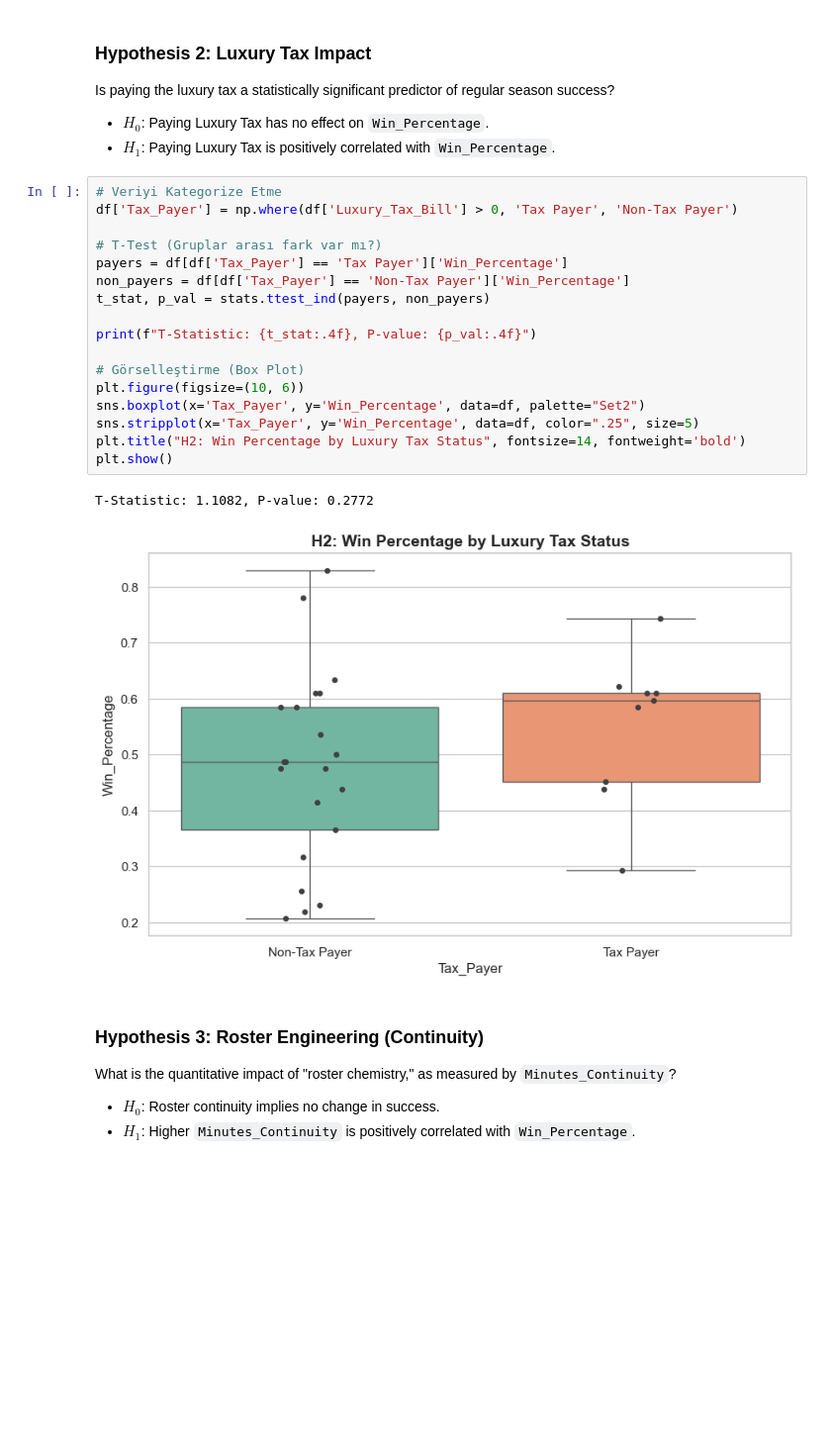
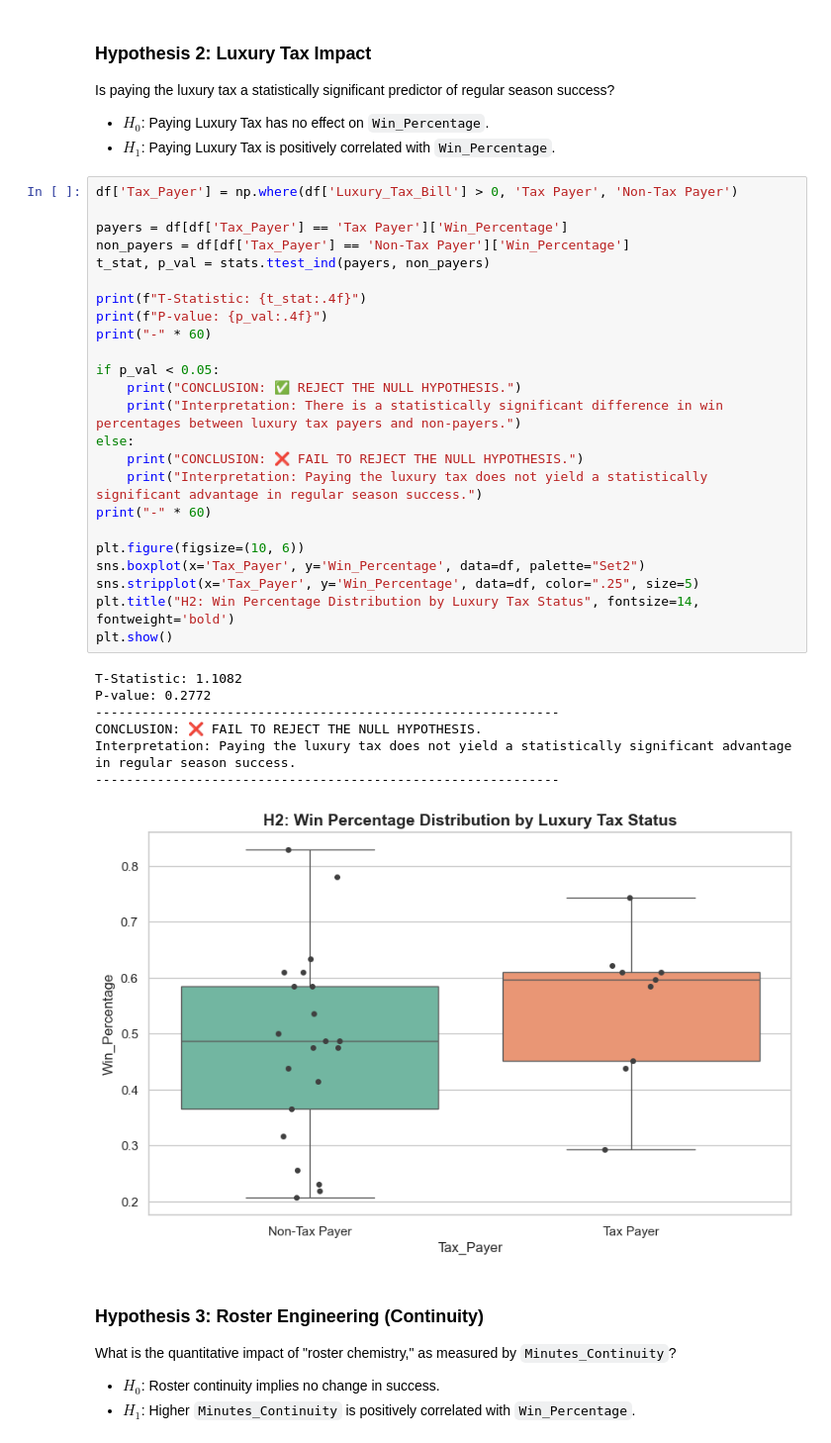
Before and after one commit to akoo57/DSA210_Akif, a Jupyter notebook: dsa.ipynb, the cells around one changed output. Shown at 99% size. Drawn from its saved outputs; the diff is of its cells as text; blank space fills up the shorter version.

```diff
--- a/dsa.ipynb
+++ b/dsa.ipynb
@@ -151,25 +141,37 @@ Is paying the luxury tax a statistically significant predictor of regular season
 * **$H_0$**: Paying Luxury Tax has no effect on `Win_Percentage`.
 * **$H_1$**: Paying Luxury Tax is positively correlated with `Win_Percentage`.
 # %%
-# Veriyi Kategorize Etme
 df['Tax_Payer'] = np.where(df['Luxury_Tax_Bill'] > 0, 'Tax Payer', 'Non-Tax Payer')
 
-# T-Test (Gruplar arası fark var mı?)
 payers = df[df['Tax_Payer'] == 'Tax Payer']['Win_Percentage']
 non_payers = df[df['Tax_Payer'] == 'Non-Tax Payer']['Win_Percentage']
 t_stat, p_val = stats.ttest_ind(payers, non_payers)
 
-print(f"T-Statistic: {t_stat:.4f}, P-value: {p_val:.4f}")
+print(f"T-Statistic: {t_stat:.4f}")
+print(f"P-value: {p_val:.4f}")
+print("-" * 60)
 
-# Görselleştirme (Box Plot)
+if p_val < 0.05:
+    print("CONCLUSION: ✅ REJECT THE NULL HYPOTHESIS.")
+    print("Interpretation: There is a statistically significant difference in win percentages between luxury tax payers and non-payers.")
+else:
+    print("CONCLUSION: ❌ FAIL TO REJECT THE NULL HYPOTHESIS.")
+    print("Interpretation: Paying the luxury tax does not yield a statistically significant advantage in regular season success.")
+print("-" * 60)
+
 plt.figure(figsize=(10, 6))
 sns.boxplot(x='Tax_Payer', y='Win_Percentage', data=df, palette="Set2")
 sns.stripplot(x='Tax_Payer', y='Win_Percentage', data=df, color=".25", size=5)
-plt.title("H2: Win Percentage by Luxury Tax Status", fontsize=14, fontweight='bold')
+plt.title("H2: Win Percentage Distribution by Luxury Tax Status", fontsize=14, fontweight='bold')
 plt.show()
 # %% [output]
-T-Statistic: 1.1082, P-value: 0.2772
+T-Statistic: 1.1082
+P-value: 0.2772
+------------------------------------------------------------
+CONCLUSION: ❌ FAIL TO REJECT THE NULL HYPOTHESIS.
+Interpretation: Paying the luxury tax does not yield a statistically significant advantage in regular season success.
+------------------------------------------------------------
-[figure, old version]
+[figure, new version]
 # %% [markdown]
 ### Hypothesis 3: Roster Engineering (Continuity)
 What is the quantitative impact of "roster chemistry," as measured by `Minutes_Continuity`?
```
Also changed, not shown: parts of 8 cells of this notebook.
